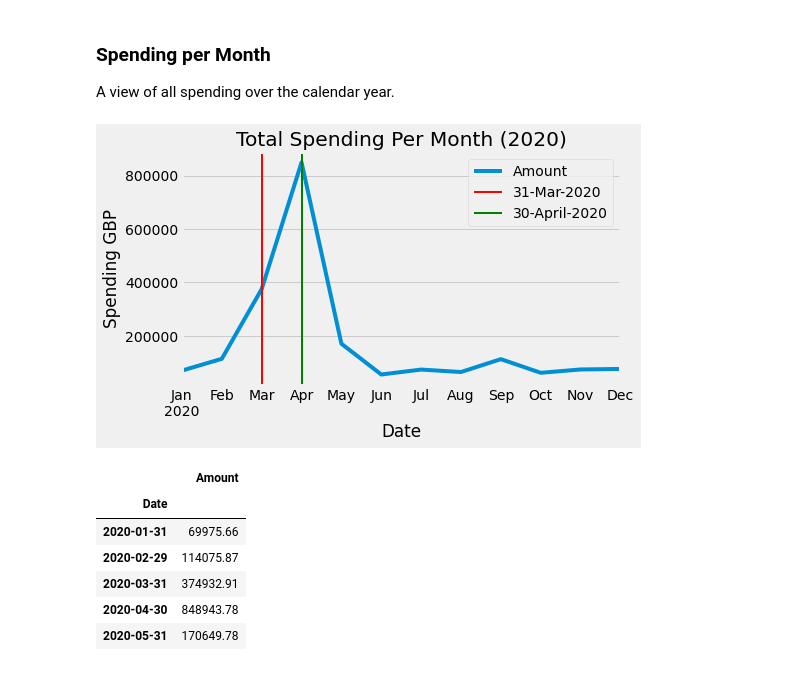
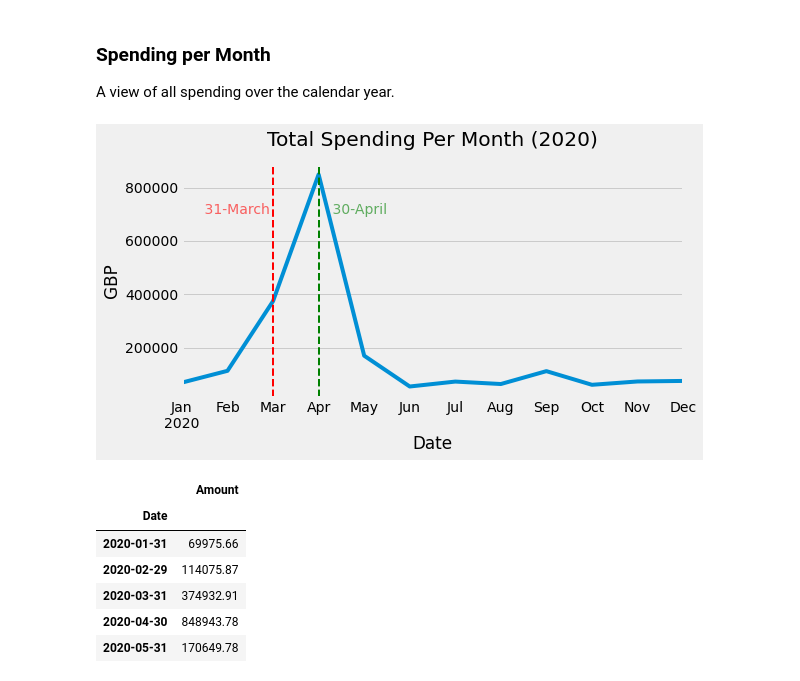
Before and after one commit to OtterOriented/home-office-spend-2020, a Jupyter notebook: HomeOffice.ipynb, the cells around one changed output. Saved outputs shown, nothing was run; the diff lists cells and outputs as text; code cells hidden in the pictures.

```diff
--- a/HomeOffice.ipynb
+++ b/HomeOffice.ipynb
@@ -185,17 +189,17 @@ A view of all spending over the calendar year.
 # %%
 plt.style.use('fivethirtyeight')
 
-fig, ax = plt.subplots(figsize=(7,4))
-
-plt.ylabel('Spending GBP')
-plt.title('Total Spending Per Month (2020)')
+fig, ax = plt.subplots(figsize=(8,4))
+plt.ylabel('GBP')
+plt.title('Total Spending Per Month (2020)', y=1.05)
 spend.set_index('Date').resample('M').sum().plot(y='Amount', ax=ax, legend=False)
-plt.axvline(datetime(2020, 3, 31), linewidth=2, label='31-Mar-2020', color='red')
-plt.axvline(datetime(2020, 4, 30), linewidth=2, label='30-April-2020', color='green')
-plt.legend()
+plt.axvline(datetime(2020, 3, 31), linewidth=2, label='31-Mar-2020', color='red', linestyle='dashed')
+ax.text(x=datetime(2020, 1, 31), y=700000, s='     31-March', alpha=0.6, color='red')
+plt.axvline(datetime(2020, 4, 30), linewidth=2, label='30-April-2020', color='green', linestyle='dashed')
+ax.text(x=datetime(2020, 4, 30), y=700000, s='   30-April', alpha=0.6, color='green')
 plt.show()
 # %% [output]
-[figure, old version]
+[figure, new version]
 # %%
 spend.set_index('Date').resample('M').sum().to_html('spend_per_month.html')
 spend.set_index('Date').resample('M').sum()
```
Also changed, not shown: parts of 3 cells of this notebook, 2 other files.
